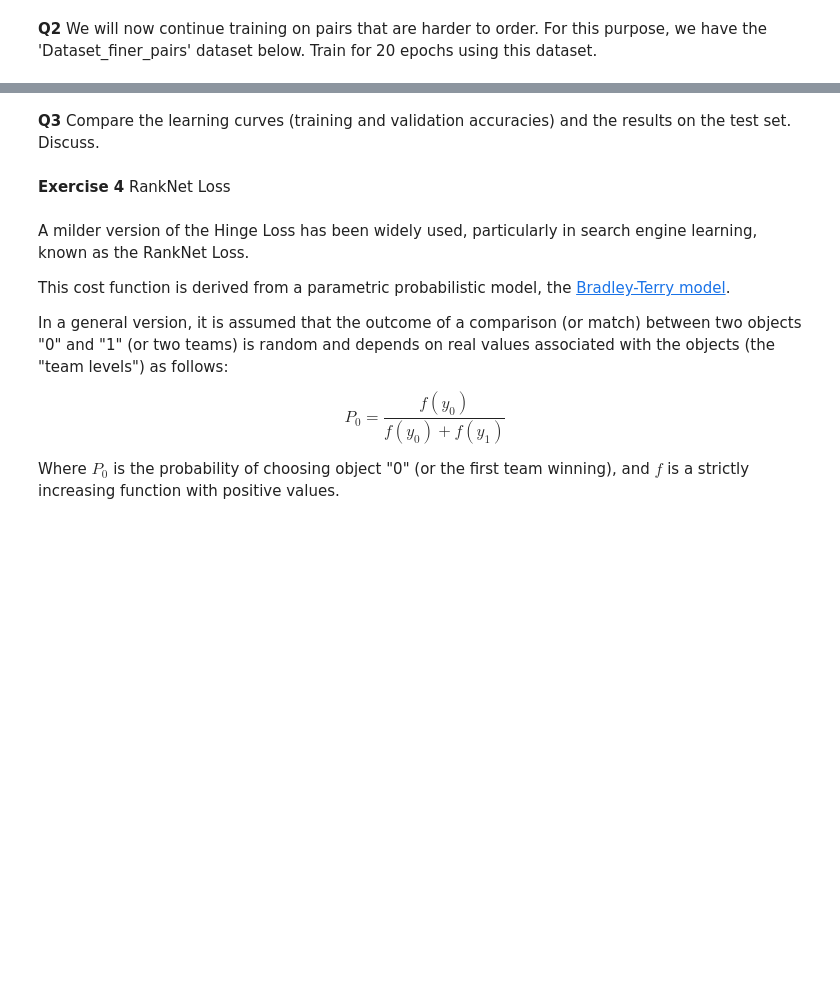
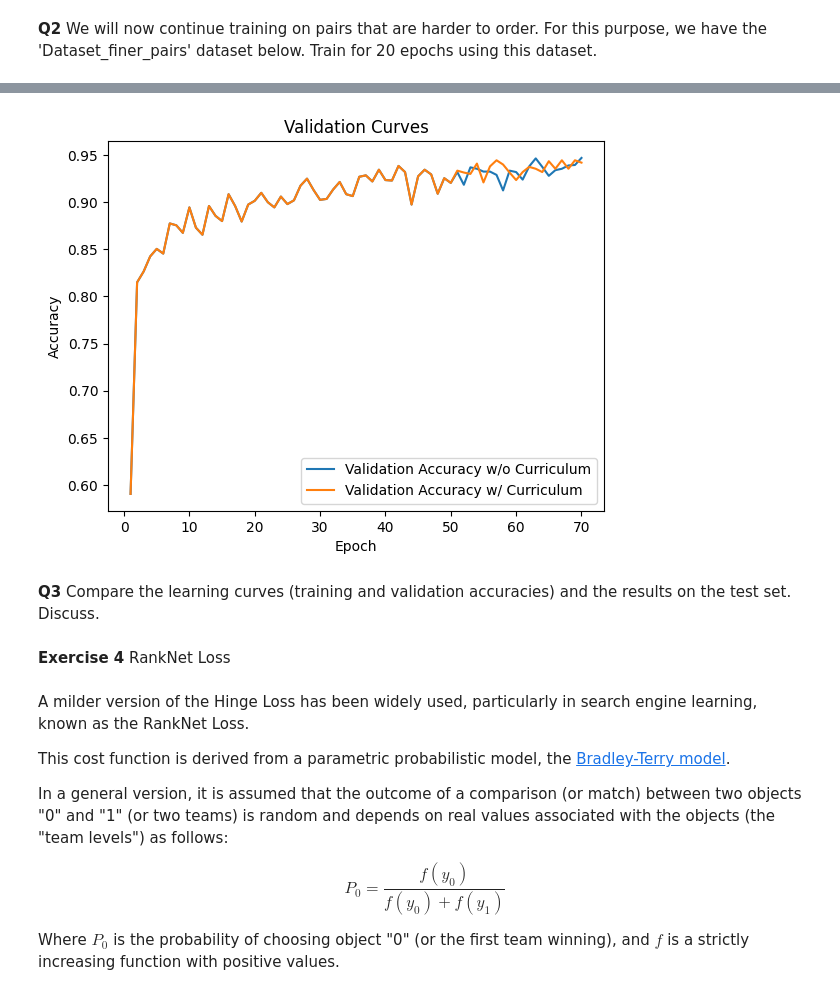
Before and after one commit to albatrousse/ML_S5_etudiants, a Jupyter notebook: practicals/P7/P7_instructions.ipynb, the cells around one changed output, grey strips where cells are left out. Saved outputs shown, nothing was run; the diff lists cells and outputs as text; code cells hidden in the pictures; blank space fills up the shorter version.

```diff
--- a/practicals/P7/P7_instructions.ipynb
+++ b/practicals/P7/P7_instructions.ipynb
@@ -457,3 +707,13 @@ class Dataset_finer_pairs(torch.utils.data.Dataset):
+# %%
+plt.plot(range(1, num_epochs + 1 + 50), state_dict['val_accs'] + val_accs_cont, label='Validation Accuracy w/o Curriculum')
+plt.plot(range(1, num_epochs + 1 + 50), state_dict['val_accs'] + val_accs_curr, label='Validation Accuracy w/ Curriculum')
+plt.xlabel('Epoch')
+plt.ylabel('Accuracy')
+plt.title('Validation Curves')
+plt.legend()
+plt.show()
+# %% [output]
+[figure, added]
 # %% [markdown]
 **Q3** Compare the learning curves (training and validation accuracies) and the results on the test set. Discuss.
 # %% [markdown]
```
Also changed, not shown: parts of 9 cells of this notebook.
